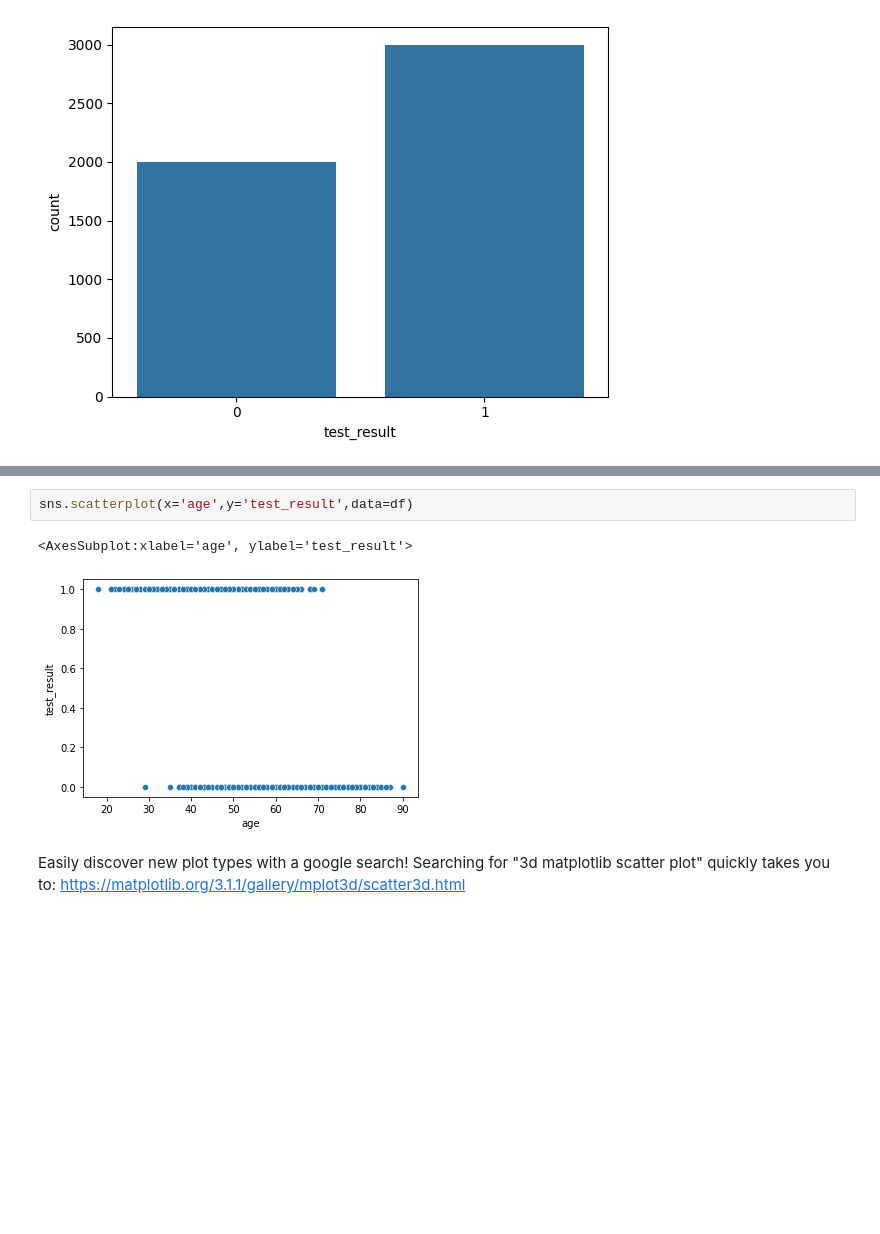
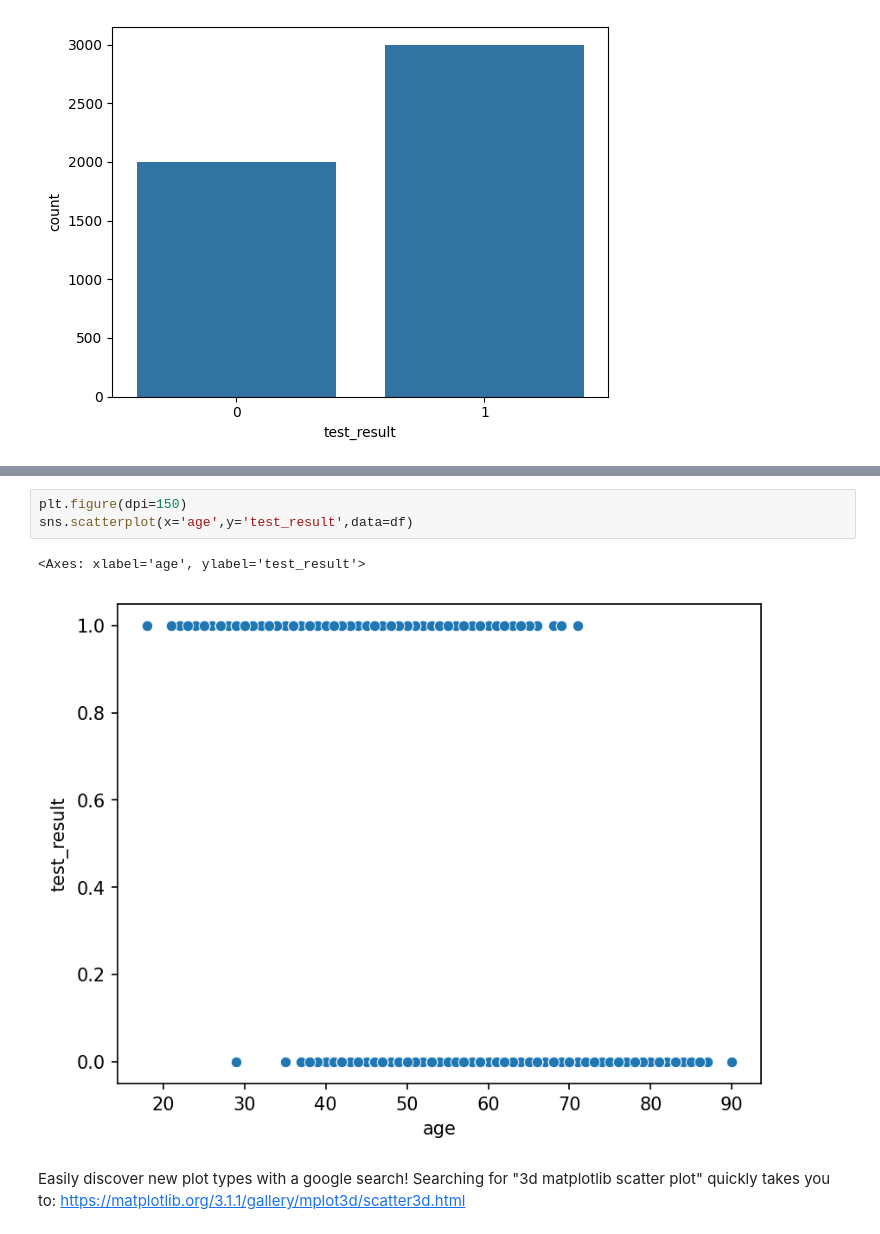
Before and after one commit to Briankipkemboi78/datascience, a Jupyter notebook: Reference/11-Logistic-Regression-Models/00-Logistic-Regression.ipynb, the cells around one changed output, grey strips where cells are left out. Saved outputs shown, nothing was run; the diff lists cells and outputs as text; blank space fills up the shorter version.

```diff
--- a/Reference/11-Logistic-Regression-Models/00-Logistic-Regression.ipynb
+++ b/Reference/11-Logistic-Regression-Models/00-Logistic-Regression.ipynb
@@ -113,8 +123,9 @@ sns.scatterplot(x='physical_score',y='test_result',data=df)
 # %%
+plt.figure(dpi=150)
 sns.scatterplot(x='age',y='test_result',data=df)
 # %% [output]
-<AxesSubplot:xlabel='age', ylabel='test_result'>
+<Axes: xlabel='age', ylabel='test_result'>
-[figure, old version]
+[figure, new version]
 # %% [markdown]
 Easily discover new plot types with a google search! Searching for "3d matplotlib scatter plot" quickly takes you to: https://matplotlib.org/3.1.1/gallery/mplot3d/scatter3d.html
 # %%
```
Also changed, not shown: parts of 7 cells of this notebook.
